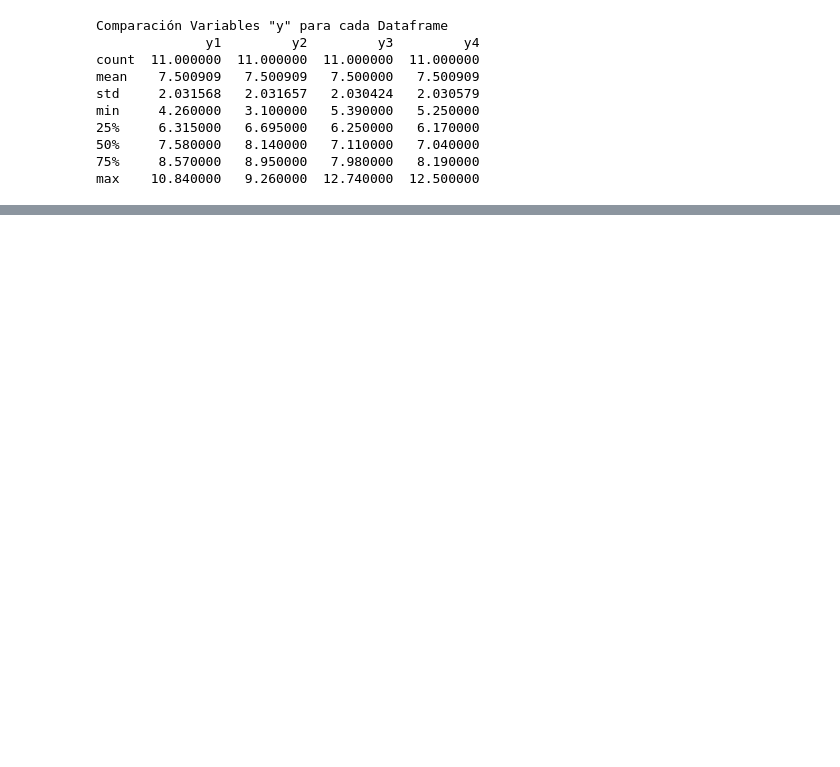
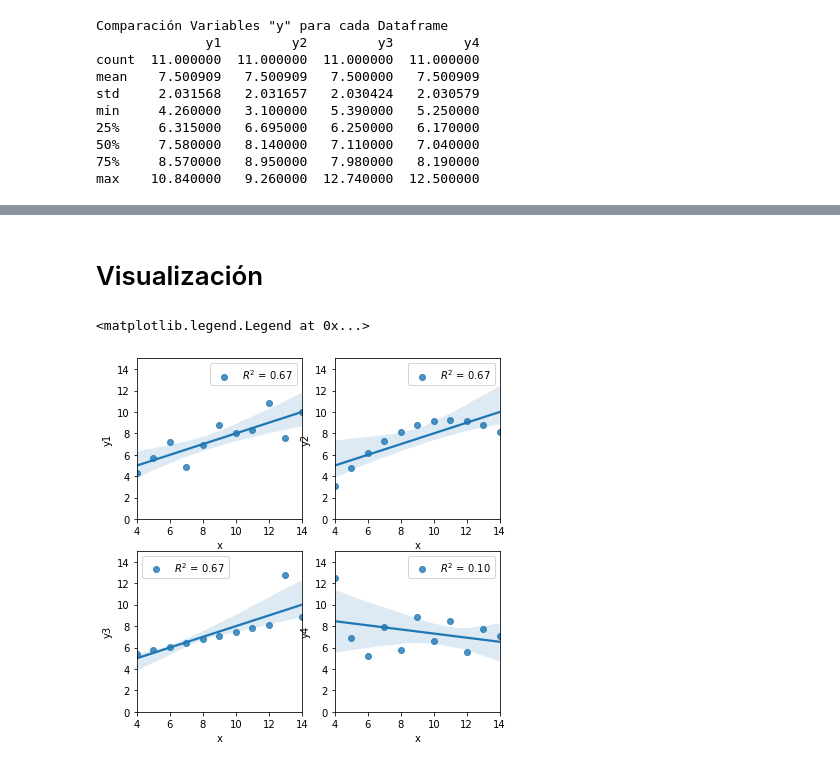
Before and after one commit to capajaro/Curso_ARG_Python, a Jupyter notebook: Clase_3_CursoARG.ipynb, the cells around one changed output, grey strips where cells are left out. Saved outputs shown, nothing was run; the diff lists cells and outputs as text; code cells hidden in the pictures; blank space fills up the shorter version.

```diff
--- a/Clase_3_CursoARG.ipynb
+++ b/Clase_3_CursoARG.ipynb
@@ -31,9 +32,3 @@ min     4.260000   3.100000   5.390000   5.250000
 50%     7.580000   8.140000   7.110000   7.040000
 75%     8.570000   8.950000   7.980000   8.190000
 max    10.840000   9.260000  12.740000  12.500000
-# %%
-X = sm.add_constant(Df_1.x)
-mod = sm.OLS(Df_1.y, X)
-fit_model = mod.fit()
-
-print('$R^2 Modelo: %0.3f'%(fit_model.rsquared))
@@ -41,0 +113,24 @@ print('$R^2 Modelo: %0.3f'%(fit_model.rsquared))
+# %% [markdown]
+# Visualización
+# %%
+plt.figure(figsize=(6.5,6.5))
+plt.subplot(2,2,1)
+#plt.plot(DF_All.x, DF_All['y1'], 'o')
+sns.regplot(x= DF_All.x, y = DF_All['y1'], label= '$R^2$ = %s'%(R2_1))
+plt.legend()
+plt.ylim((0,15))
+plt.subplot(2,2,2)
+sns.regplot(x= DF_All.x, y = DF_All['y2'], label= '$R^2$ = %s'%(R2_2))
+plt.ylim((0,15))
+plt.legend()
+plt.subplot(2,2,3)
+sns.regplot(x= DF_All.x, y = DF_All['y3'], label= '$R^2$ = %s'%(R2_3))
+plt.ylim((0,15))
+plt.legend()
+plt.subplot(2,2,4)
+sns.regplot(x= DF_All.x, y = DF_All['y4'], label= '$R^2$ = %s'%(R2_4))
+plt.ylim((0,15))
+plt.legend()
+# %% [output]
+<matplotlib.legend.Legend at 0x...>
+[figure, added]
```
Also changed, not shown: parts of 4 cells of this notebook.
